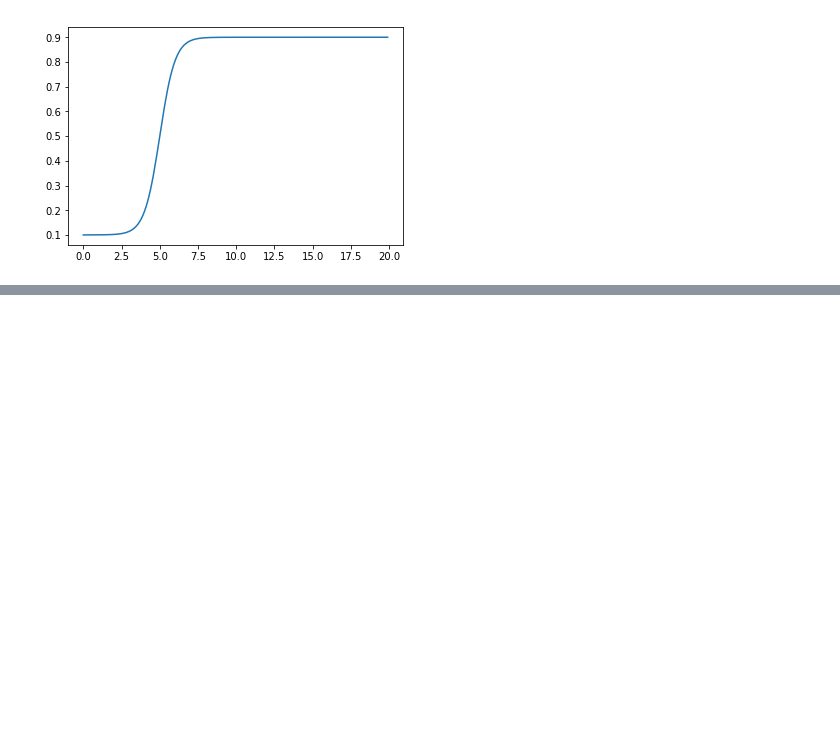
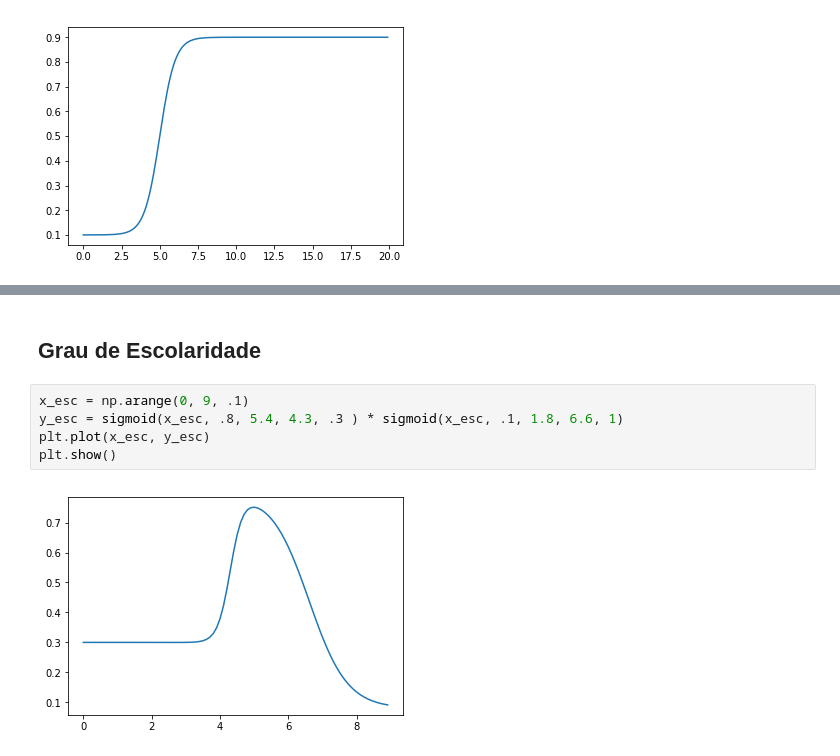
Before and after one commit to kiq005/AM-Demissao, a Jupyter notebook: Funções Base.ipynb, the cells around one changed output, grey strips where cells are left out. Drawn from its saved outputs; the diff is of its cells as text; blank space fills up the shorter version.

```diff
--- a/Funções Base.ipynb
+++ b/Funções Base.ipynb
@@ -91,0 +90,9 @@ plt.show()
+# %% [markdown]
+## Grau de Escolaridade
+# %%
+x_esc = np.arange(0, 9, .1)
+y_esc = sigmoid(x_esc, .8, 5.4, 4.3, .3 ) * sigmoid(x_esc, .1, 1.8, 6.6, 1)
+plt.plot(x_esc, y_esc)
+plt.show()
+# %% [output]
+[figure, added]
```
Also changed, not shown: parts of 9 cells of this notebook.
